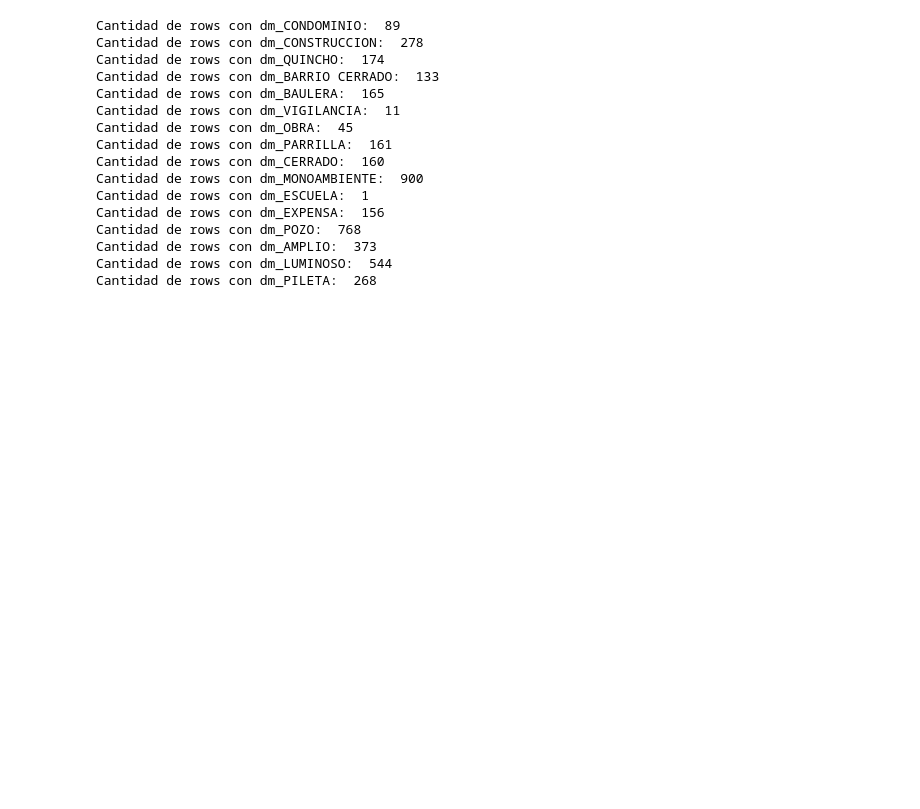
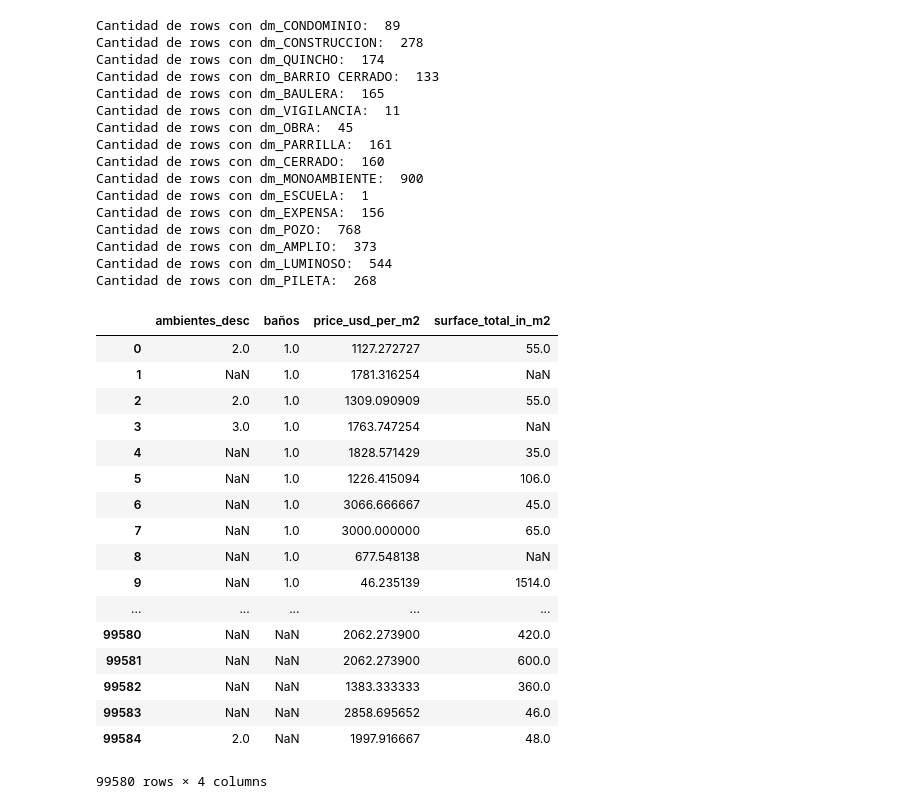
Before and after one commit to rgvillar/properati, a Jupyter notebook: Grupo7_Dummies_y_ML.ipynb, the cells around one changed output. Saved outputs shown, nothing was run; the diff lists cells and outputs as text; code cells hidden in the pictures; blank space fills up the shorter version.

Commit message:
ambientes + baño
extraje los ambientes y los baños y agregué el código para extraer las dummies de ubicación, pero me explotó al correrlo

```diff
--- a/Grupo7_Dummies_y_ML.ipynb
+++ b/Grupo7_Dummies_y_ML.ipynb
@@ -100,0 +118,41 @@ Cantidad de rows con dm_PILETA:  268
+# %%
+dfprop['ambientes_desc'] = ambientes_desc_list
+# %%
+ambientes_title_list = word_lookup(dfprop, 'title', 'amb')
+dfprop['ambientes_title'] = ambientes_title_list
+baño_desc_list = word_lookup(dfprop, 'description', 'baño')
+bano_desc_list = word_lookup(dfprop, 'description', 'bano')
+df_aux_baño = pd.DataFrame(baño_desc_list)
+df_aux_bano = pd.DataFrame(bano_desc_list)
+df_aux_baño = df_aux_baño.combine_first(df_aux_bano)
+df_aux_baño.fillna(value = 1, inplace= True)
+# %%
+df_aux_baño.rename(mapper = {0:'baños'}, axis = 1, inplace= True)
+dfprop['baños'] = df_aux_baño['baños']
+# %%
+dfprop_aux_amb = dfprop['ambientes_desc']
+dfprop_aux_rooms = dfprop['rooms']
+dfprop_aux_amb = dfprop_aux_amb.combine_first(dfprop_aux_rooms)
+dfprop['ambientes_desc'] = dfprop_aux_amb
+dfprop['ambientes_desc'] = dfprop[['ambientes_desc']].combine_first(dfprop[['ambientes_title']])
+# %%
+dfprop[['ambientes_desc','baños','price_usd_per_m2','surface_total_in_m2']]
+# %% [output]
+|  | ambientes_desc | baños | price_usd_per_m2 | surface_total_in_m2 |
+| 0 | 2.0 | 1.0 | 1127.272727 | 55.0 |
+| 1 | NaN | 1.0 | 1781.316254 | NaN |
+| 2 | 2.0 | 1.0 | 1309.090909 | 55.0 |
+| 3 | 3.0 | 1.0 | 1763.747254 | NaN |
+| 4 | NaN | 1.0 | 1828.571429 | 35.0 |
+| 5 | NaN | 1.0 | 1226.415094 | 106.0 |
+| 6 | NaN | 1.0 | 3066.666667 | 45.0 |
+| 7 | NaN | 1.0 | 3000.000000 | 65.0 |
+| 8 | NaN | 1.0 | 677.548138 | NaN |
+| 9 | NaN | 1.0 | 46.235139 | 1514.0 |
+| ... | ... | ... | ... | ... |
+| 99580 | NaN | NaN | 2062.273900 | 420.0 |
+| 99581 | NaN | NaN | 2062.273900 | 600.0 |
+| 99582 | NaN | NaN | 1383.333333 | 360.0 |
+| 99583 | NaN | NaN | 2858.695652 | 46.0 |
+| 99584 | 2.0 | NaN | 1997.916667 | 48.0 |
+99580 rows × 4 columns
```
Also changed, not shown: parts of 3 cells of this notebook.
